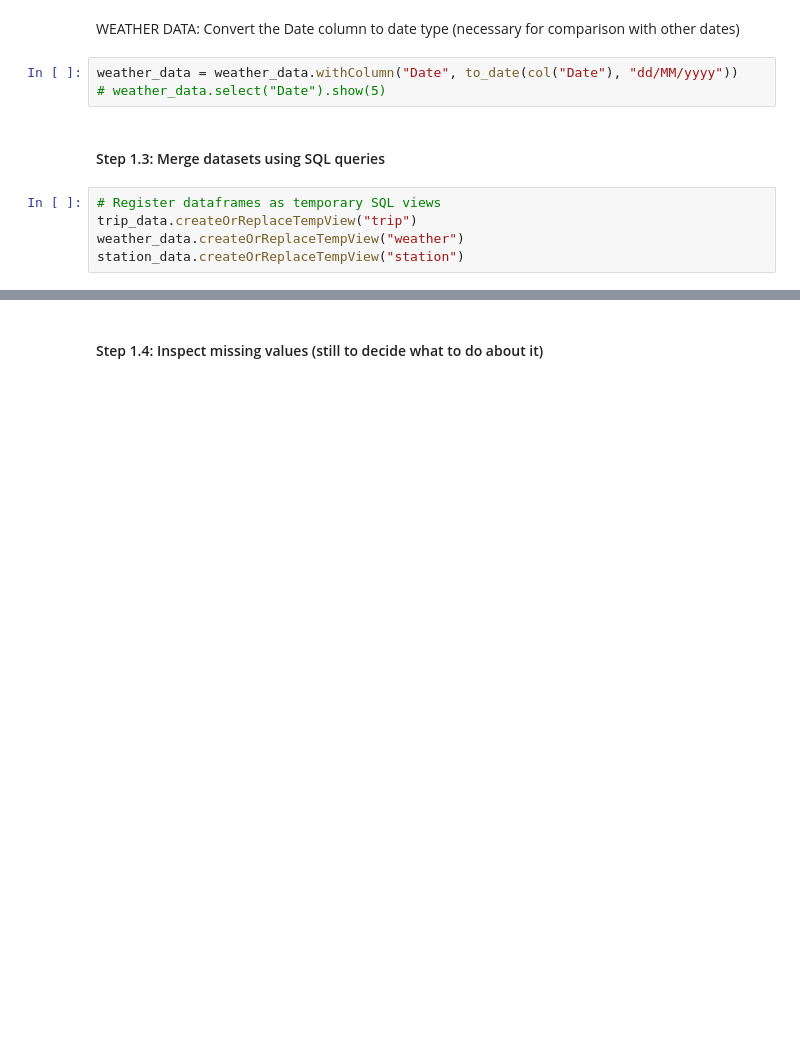
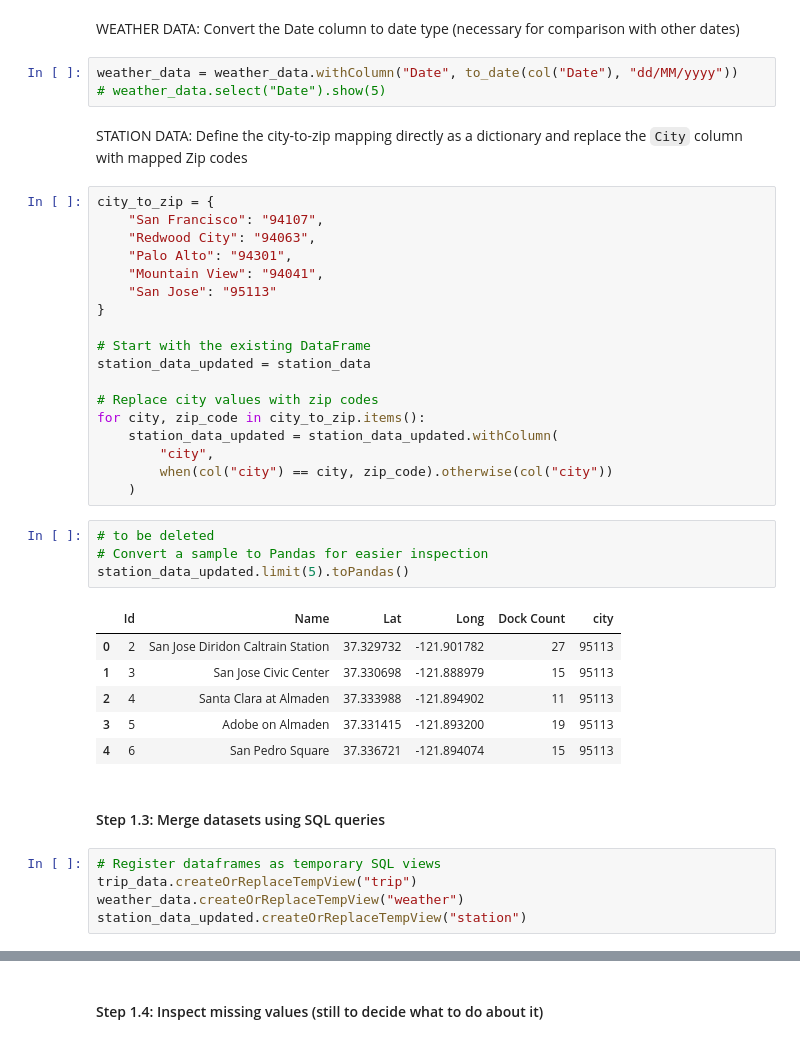
Before and after one commit to elisa-negrini/data-mining-project-, a Jupyter notebook: main.ipynb, the cells around one changed output, grey strips where cells are left out. Saved outputs shown, nothing was run; the diff lists cells and outputs as text; blank space fills up the shorter version.

```diff
--- a/main.ipynb
+++ b/main.ipynb
@@ -166,10 +168,41 @@ WEATHER DATA: Convert the Date column to date type (necessary for comparison wit
 # %%
 weather_data = weather_data.withColumn("Date", to_date(col("Date"), "dd/MM/yyyy"))
 # weather_data.select("Date").show(5)
+# %% [markdown]
+STATION DATA: Define the city-to-zip mapping directly as a dictionary and replace the `City` column with mapped Zip codes
+# %%
+city_to_zip = {
+    "San Francisco": "94107",
+    "Redwood City": "94063",
+    "Palo Alto": "94301",
+    "Mountain View": "94041",
+    "San Jose": "95113"
+}
+
+# Start with the existing DataFrame
+station_data_updated = station_data
+
+# Replace city values with zip codes
+for city, zip_code in city_to_zip.items():
+    station_data_updated = station_data_updated.withColumn(
+        "city",
+        when(col("city") == city, zip_code).otherwise(col("city"))
+    )
+# %%
+# to be deleted
+# Convert a sample to Pandas for easier inspection
+station_data_updated.limit(5).toPandas()
+# %% [output]
+|  | Id | Name | Lat | Long | Dock Count | city |
+| 0 | 2 | San Jose Diridon Caltrain Station | 37.329732 | -121.901782 | 27 | 95113 |
+| 1 | 3 | San Jose Civic Center | 37.330698 | -121.888979 | 15 | 95113 |
+| 2 | 4 | Santa Clara at Almaden | 37.333988 | -121.894902 | 11 | 95113 |
+| 3 | 5 | Adobe on Almaden | 37.331415 | -121.893200 | 19 | 95113 |
+| 4 | 6 | San Pedro Square | 37.336721 | -121.894074 | 15 | 95113 |
 # %% [markdown]
 #### Step 1.3: Merge datasets using SQL queries
 # %%
 # Register dataframes as temporary SQL views
 trip_data.createOrReplaceTempView("trip")
 weather_data.createOrReplaceTempView("weather")
-station_data.createOrReplaceTempView("station")
+station_data_updated.createOrReplaceTempView("station")
```
Also changed, not shown: parts of 49 cells of this notebook, 1 other file.
